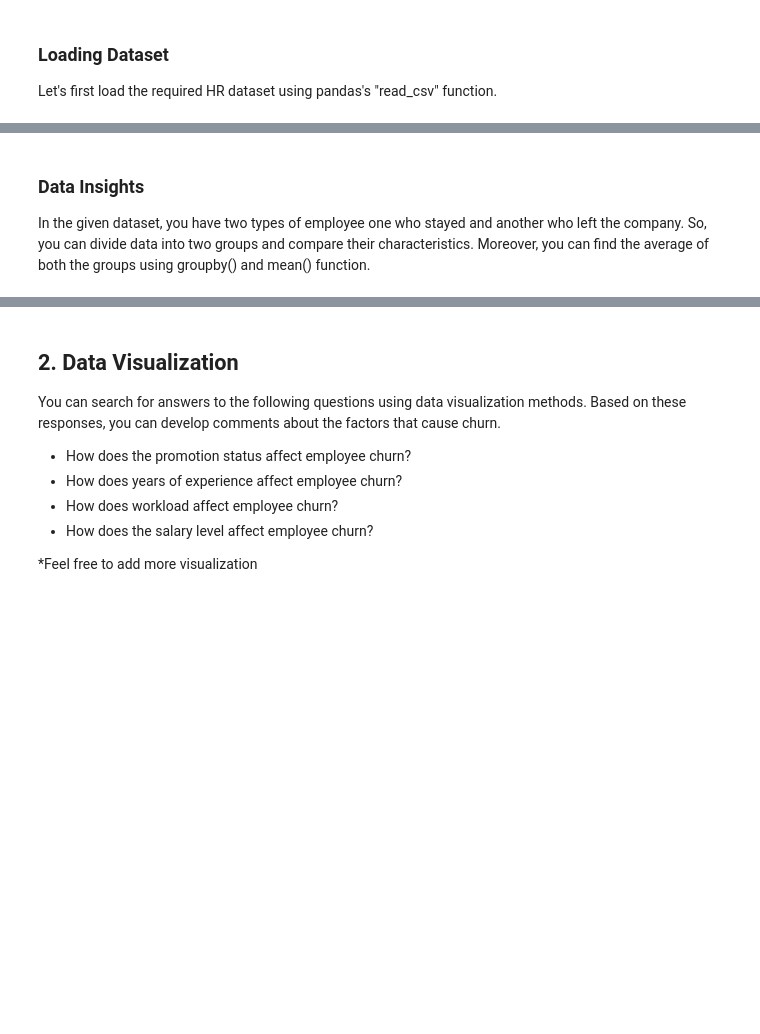
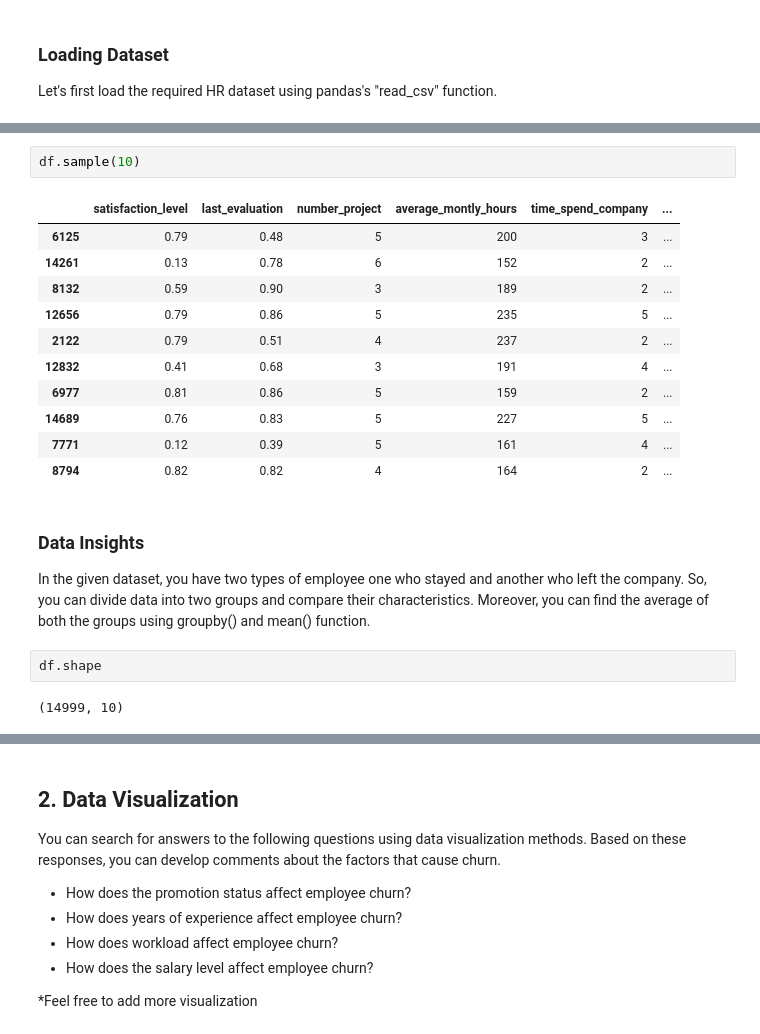
Before and after one commit to habip-bingol/Projects, a Jupyter notebook: ML_Projects/Capstone Projects/Churn_Prediction/Churn_Prediction.ipynb, the cells around one changed output, grey strips where cells are left out. Drawn from its saved outputs; the diff is of its cells as text; blank space fills up the shorter version.

```diff
--- a/ML_Projects/Capstone Projects/Churn_Prediction/Churn_Prediction.ipynb
+++ b/ML_Projects/Capstone Projects/Churn_Prediction/Churn_Prediction.ipynb
@@ -94,4 +132,22 @@ Let's first load the required HR dataset using pandas's "read_csv" function.
+# %%
+df.sample(10)
+# %% [output]
+|  | satisfaction_level | last_evaluation | number_project | average_montly_hours | time_spend_company | ... |
+| 6125 | 0.79 | 0.48 | 5 | 200 | 3 | ... |
+| 14261 | 0.13 | 0.78 | 6 | 152 | 2 | ... |
+| 8132 | 0.59 | 0.90 | 3 | 189 | 2 | ... |
+| 12656 | 0.79 | 0.86 | 5 | 235 | 5 | ... |
+| 2122 | 0.79 | 0.51 | 4 | 237 | 2 | ... |
+| 12832 | 0.41 | 0.68 | 3 | 191 | 4 | ... |
+| 6977 | 0.81 | 0.86 | 5 | 159 | 2 | ... |
+| 14689 | 0.76 | 0.83 | 5 | 227 | 5 | ... |
+| 7771 | 0.12 | 0.39 | 5 | 161 | 4 | ... |
+| 8794 | 0.82 | 0.82 | 4 | 164 | 2 | ... |
 # %% [markdown]
 ### Data Insights
 
 In the given dataset, you have two types of employee one who stayed and another who left the company. So, you can divide data into two groups and compare their characteristics. Moreover, you can find the average of both the groups using groupby() and mean() function.
+# %%
+df.shape
+# %% [output]
+(14999, 10)
```
Also changed, not shown: parts of 15 cells of this notebook.
